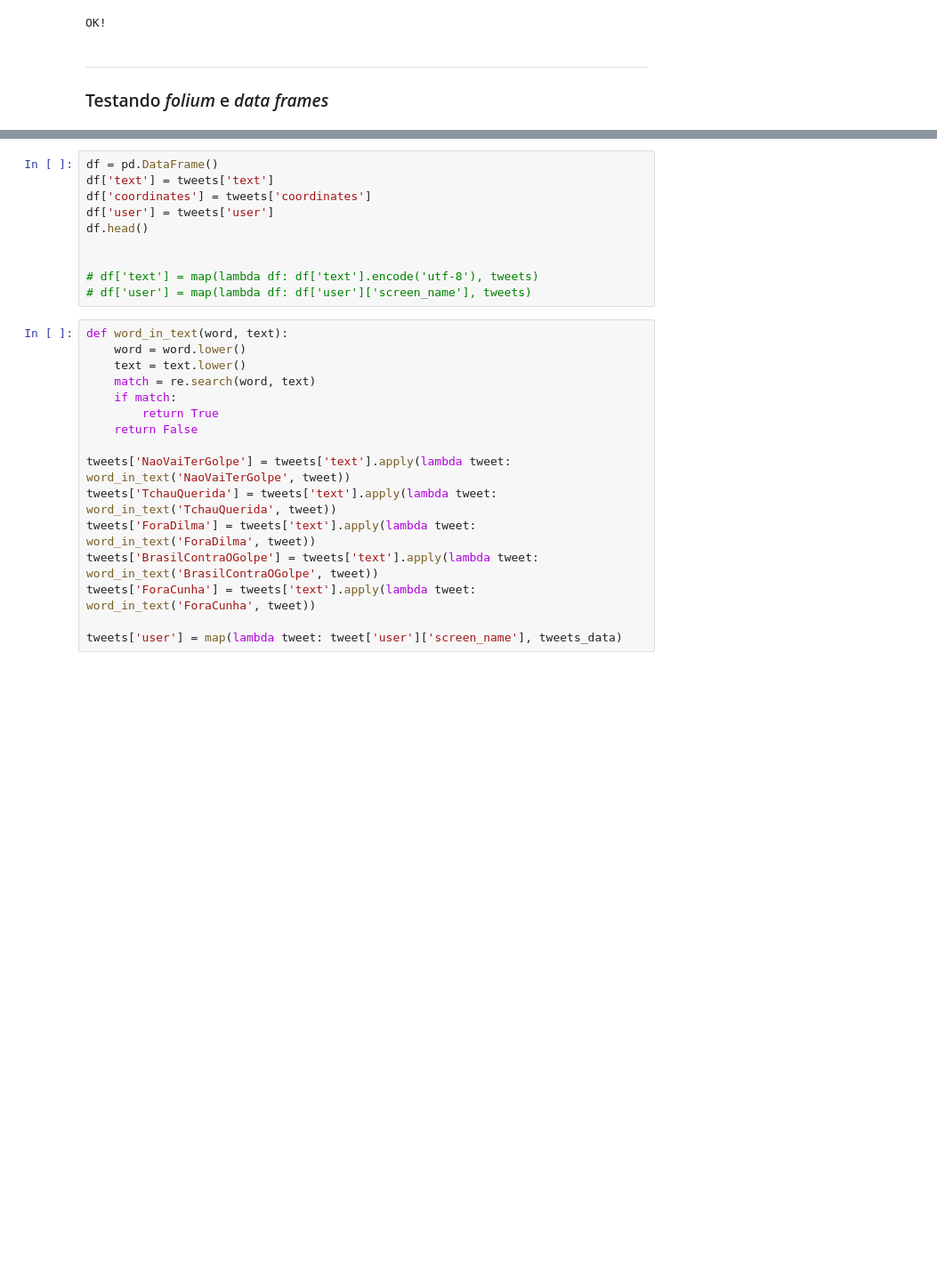
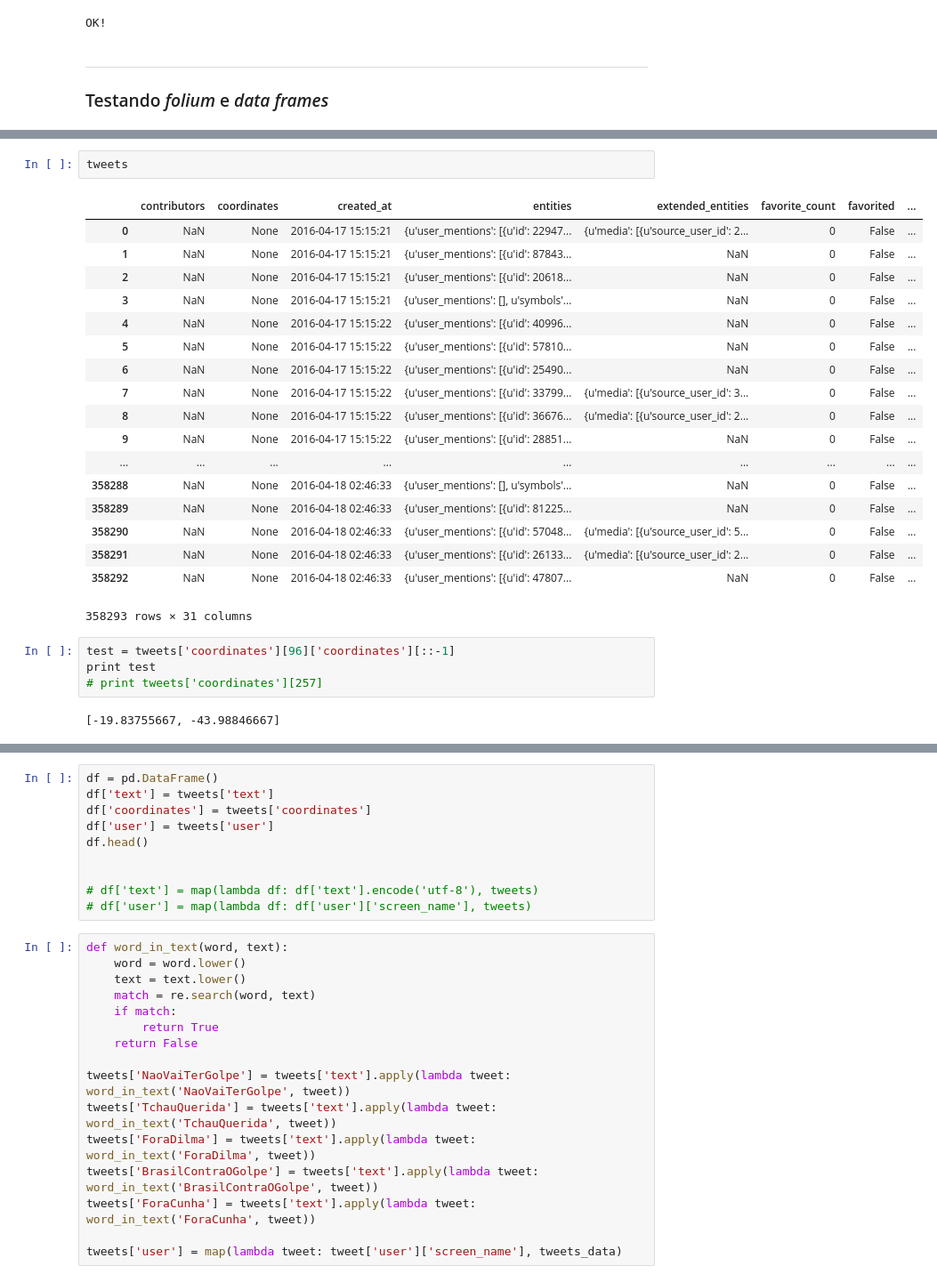
Before and after one commit to medeirosthiago/glue-grade, a Jupyter notebook: src/twitter/notebooks/test-notebook.ipynb, the cells around one changed output, grey strips where cells are left out. Shown at 89% size. Saved outputs shown, nothing was run; the diff lists cells and outputs as text; blank space fills up the shorter version.

```diff
--- a/src/twitter/notebooks/test-notebook.ipynb
+++ b/src/twitter/notebooks/test-notebook.ipynb
@@ -86,0 +109,27 @@ tweets.info()
+# %%
+tweets
+# %% [output]
+|  | contributors | coordinates | created_at | entities | extended_entities | favorite_count | favorited | ... |
+| 0 | NaN | None | 2016-04-17 15:15:21 | {u'user_mentions': [{u'id': 22947... | {u'media': [{u'source_user_id': 2... | 0 | False | ... |
+| 1 | NaN | None | 2016-04-17 15:15:21 | {u'user_mentions': [{u'id': 87843... | NaN | 0 | False | ... |
+| 2 | NaN | None | 2016-04-17 15:15:21 | {u'user_mentions': [{u'id': 20618... | NaN | 0 | False | ... |
+| 3 | NaN | None | 2016-04-17 15:15:21 | {u'user_mentions': [], u'symbols'... | NaN | 0 | False | ... |
+| 4 | NaN | None | 2016-04-17 15:15:22 | {u'user_mentions': [{u'id': 40996... | NaN | 0 | False | ... |
+| 5 | NaN | None | 2016-04-17 15:15:22 | {u'user_mentions': [{u'id': 57810... | NaN | 0 | False | ... |
+| 6 | NaN | None | 2016-04-17 15:15:22 | {u'user_mentions': [{u'id': 25490... | NaN | 0 | False | ... |
+| 7 | NaN | None | 2016-04-17 15:15:22 | {u'user_mentions': [{u'id': 33799... | {u'media': [{u'source_user_id': 3... | 0 | False | ... |
+| 8 | NaN | None | 2016-04-17 15:15:22 | {u'user_mentions': [{u'id': 36676... | {u'media': [{u'source_user_id': 2... | 0 | False | ... |
+| 9 | NaN | None | 2016-04-17 15:15:22 | {u'user_mentions': [{u'id': 28851... | NaN | 0 | False | ... |
+| ... | ... | ... | ... | ... | ... | ... | ... | ... |
+| 358288 | NaN | None | 2016-04-18 02:46:33 | {u'user_mentions': [], u'symbols'... | NaN | 0 | False | ... |
+| 358289 | NaN | None | 2016-04-18 02:46:33 | {u'user_mentions': [{u'id': 81225... | NaN | 0 | False | ... |
+| 358290 | NaN | None | 2016-04-18 02:46:33 | {u'user_mentions': [{u'id': 57048... | {u'media': [{u'source_user_id': 5... | 0 | False | ... |
+| 358291 | NaN | None | 2016-04-18 02:46:33 | {u'user_mentions': [{u'id': 26133... | {u'media': [{u'source_user_id': 2... | 0 | False | ... |
+| 358292 | NaN | None | 2016-04-18 02:46:33 | {u'user_mentions': [{u'id': 47807... | NaN | 0 | False | ... |
+358293 rows × 31 columns
+# %%
+test = tweets['coordinates'][96]['coordinates'][::-1]
+print test
+# print tweets['coordinates'][257]
+# %% [output]
+[-19.83755667, -43.98846667]
```
Also changed, not shown: parts of 16 cells of this notebook.
